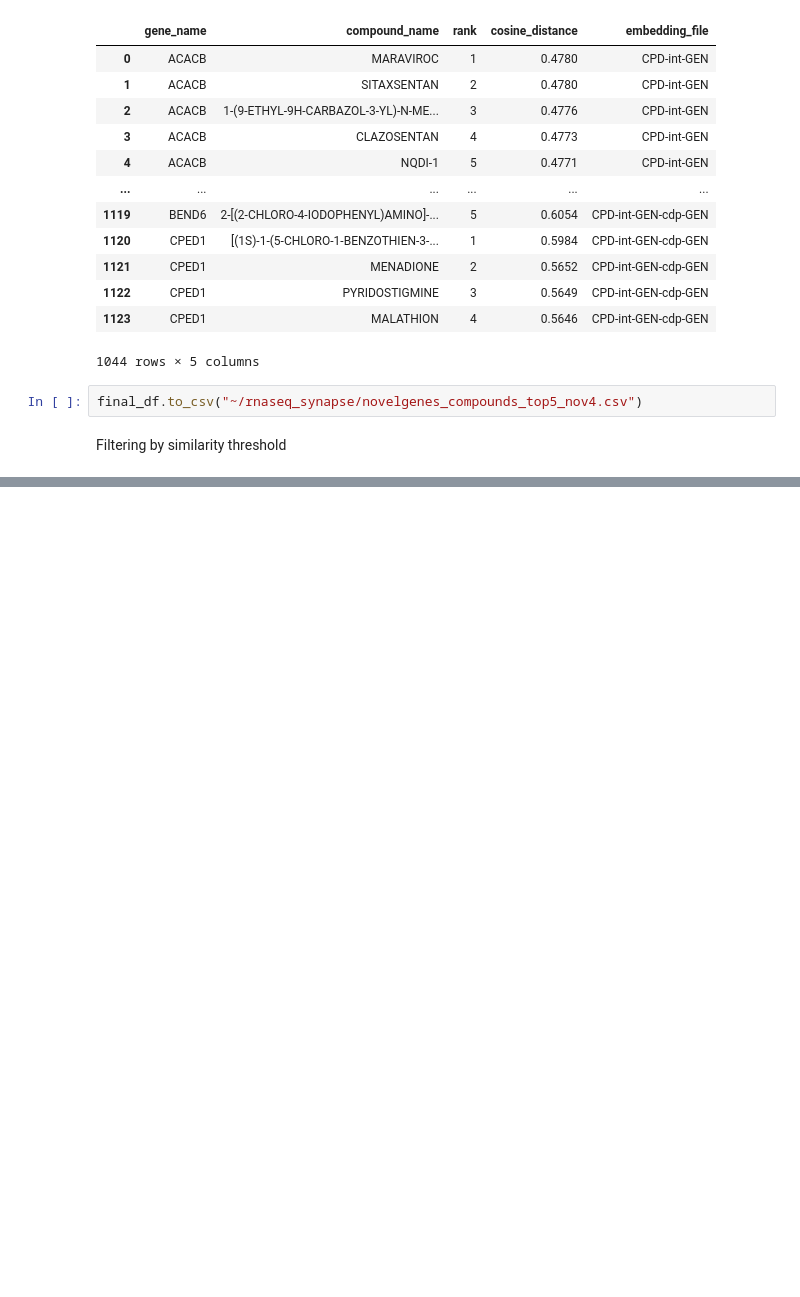
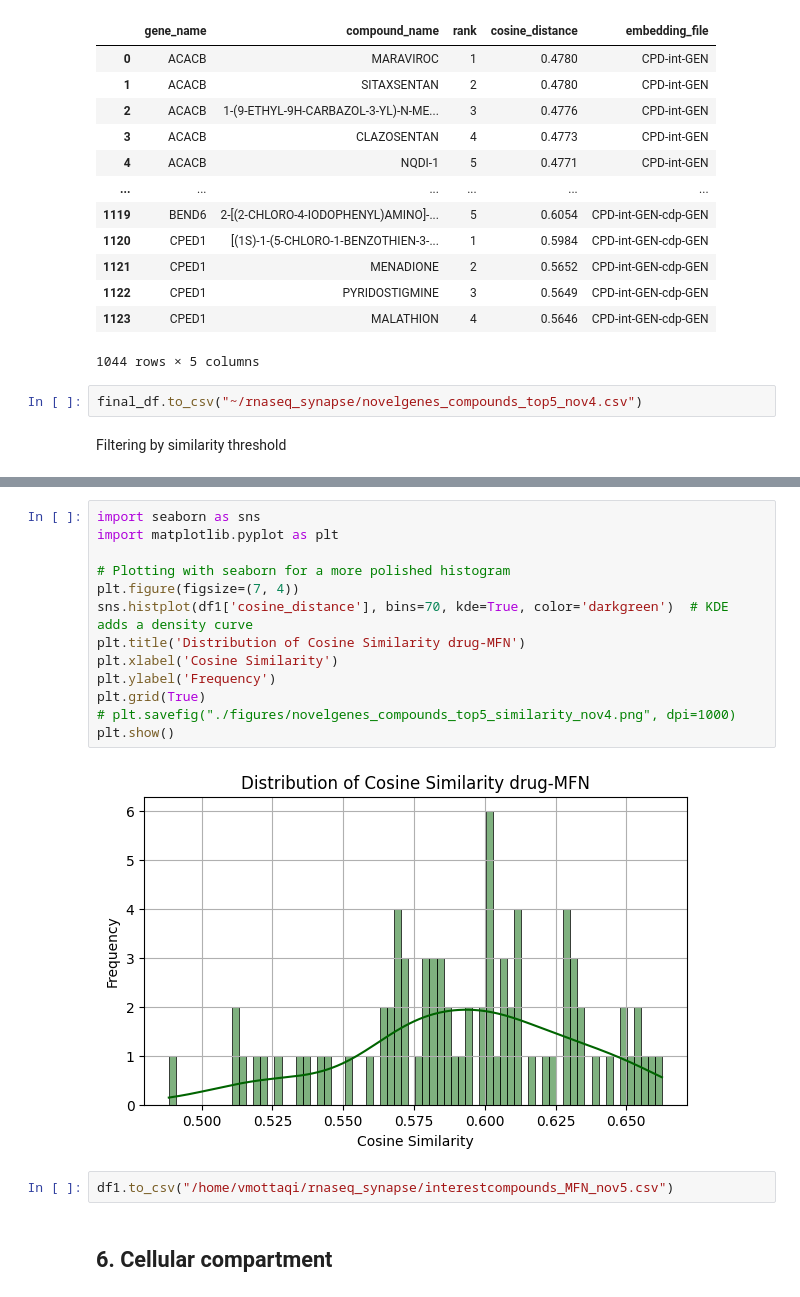
Before and after one commit to mmottaqii/AD-Biomarkers-MultiOmics, a Jupyter notebook: scripts/review_aug_26.ipynb, the cells around one changed output, grey strips where cells are left out. Drawn from its saved outputs; the diff is of its cells as text; blank space fills up the shorter version.

```diff
--- a/scripts/review_aug_26.ipynb
+++ b/scripts/review_aug_26.ipynb
@@ -4572,0 +5133,19 @@ df
+# %%
+import seaborn as sns
+import matplotlib.pyplot as plt
+
+# Plotting with seaborn for a more polished histogram
+plt.figure(figsize=(7, 4))
+sns.histplot(df1['cosine_distance'], bins=70, kde=True, color='darkgreen')  # KDE adds a density curve
+plt.title('Distribution of Cosine Similarity drug-MFN')
+plt.xlabel('Cosine Similarity')
+plt.ylabel('Frequency')
+plt.grid(True)
+# plt.savefig("./figures/novelgenes_compounds_top5_similarity_nov4.png", dpi=1000)
+plt.show()
+# %% [output]
+[figure, added]
+# %%
+df1.to_csv("/home/vmottaqi/rnaseq_synapse/interestcompounds_MFN_nov5.csv")
+# %% [markdown]
+## 6. Cellular compartment
```
Also changed, not shown: parts of 39 cells of this notebook.
